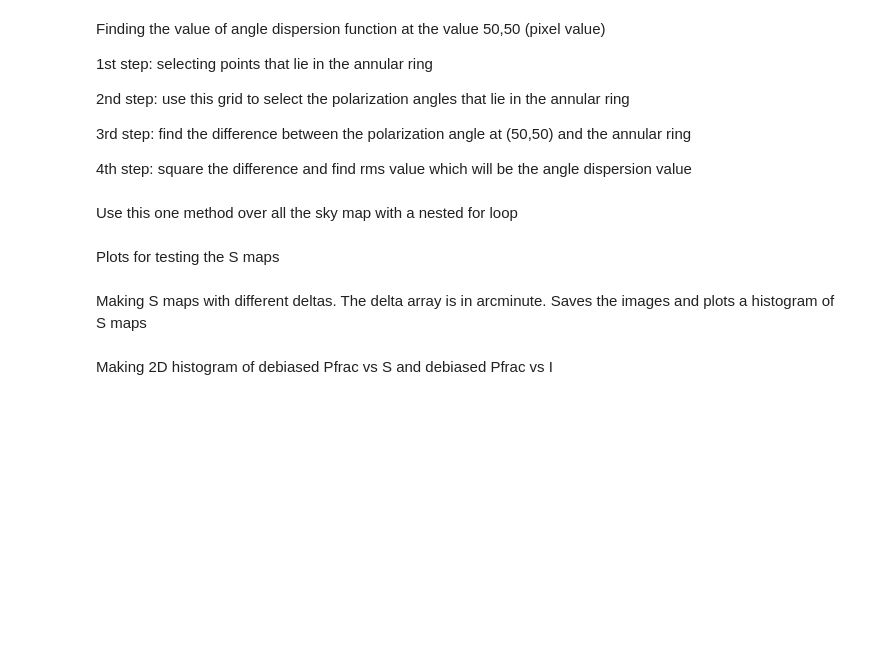
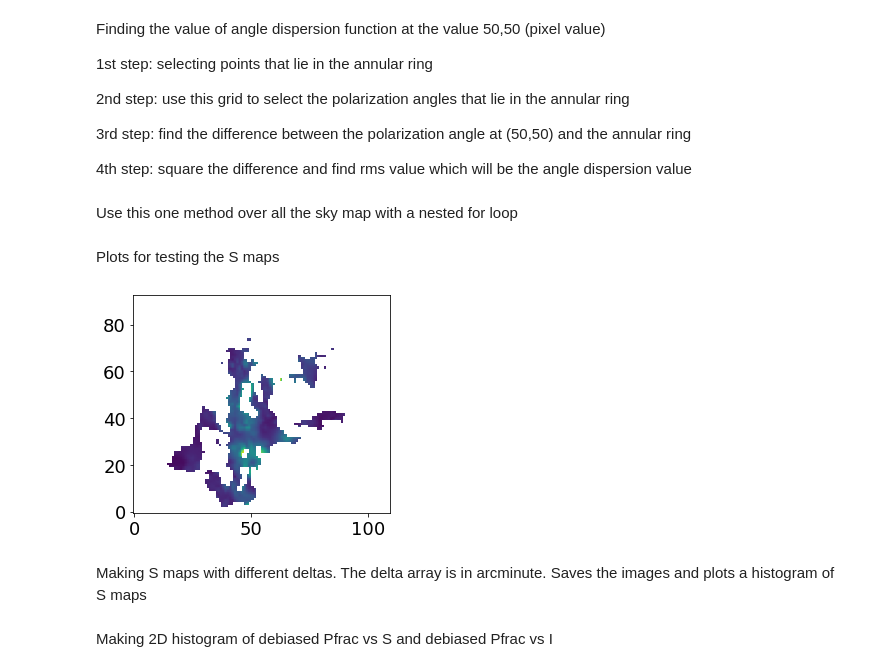
Before and after one commit to Siddharth3-14/Internship-MIT, a Jupyter notebook: angle_dispersion_funtion.ipynb, the cells around one changed output. Drawn from its saved outputs; the diff is of its cells as text; code cells hidden in the pictures; blank space fills up the shorter version.

```diff
--- a/angle_dispersion_funtion.ipynb
+++ b/angle_dispersion_funtion.ipynb
@@ -247,6 +265,10 @@ for i in range(RA_grid.shape[0]):
 # %% [markdown]
 Plots for testing the S maps
 # %%
+plt.figure()
+plt.imshow(S_map_v2.data,origin='lower')
+plt.show()
+
 # plt.figure()
 # ax3 = plt.subplot(131)
 # ax3.imshow(MapPolAngle.data,origin='lower')
@@ -256,33 +278,35 @@ Plots for testing the S maps
 # ax2.imshow(S_map_v2.data,origin='lower')
 # ax3.set_title('Polarization Angle')
 # ax1.set_title('ADF v1')
 # ax2.set_title('ADF v2')
 # plt.show()
 
 # adf_v1 = S_map.data.flatten()
 # adf_v2 = S_map_v2.data.flatten()
 
 # plt.figure()
 # ax1 = plt.subplot(121)
 # ax1.plot(adf_v1,adf_v2)
 # ax2 = plt.subplot(122)
 # ax2.plot(adf_v1-adf_v2)
 # ax1.set_title('ADFv1 vs ADFv2')
 # ax2.set_title('ADFv1-ADFv2 vs ADFv1')
 # plt.tight_layout()
 # plt.show()
 
 # plt.figure()
 # ax1 = plt.subplot(131)
 # ax1.imshow(S_map.data,origin='lower',vmin=0,vmax=30)
 # ax2 = plt.subplot(132)
 # ax2.imshow(S_map_v2.data,origin='lower',vmin=0,vmax=30)
 # ax3 = plt.subplot(133)
 # ax3.imshow(S_map.data-S_map_v2.data,origin='lower')
 # ax1.set_title('S map v1')
 # ax2.set_title('S map v2')
 # ax3.set_title('S map v1 - S map v2')
 # plt.show()
+# %% [output]
+[figure, added]
 # %% [markdown]
 Making S maps with different deltas. The delta array is in arcminute. Saves the images and plots a histogram of S maps
 # %%
```
Also changed, not shown: parts of 6 cells of this notebook.
